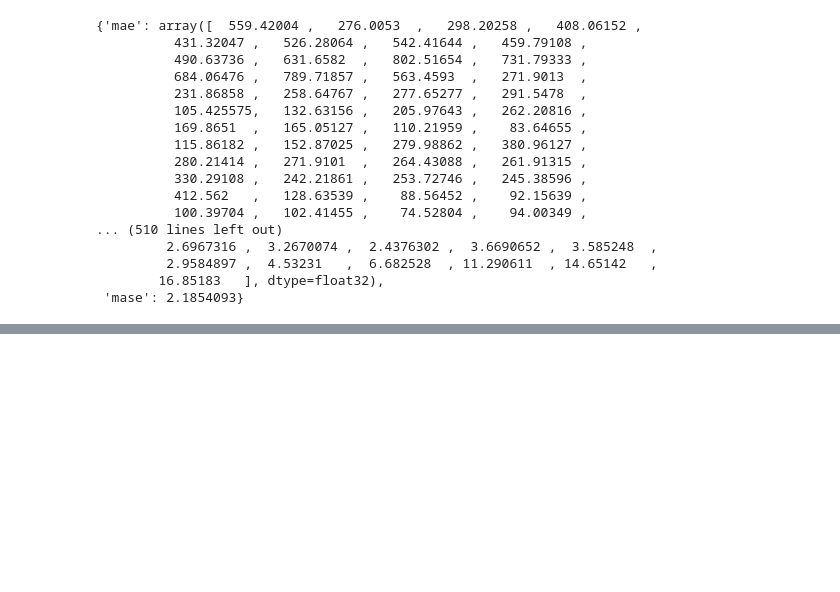
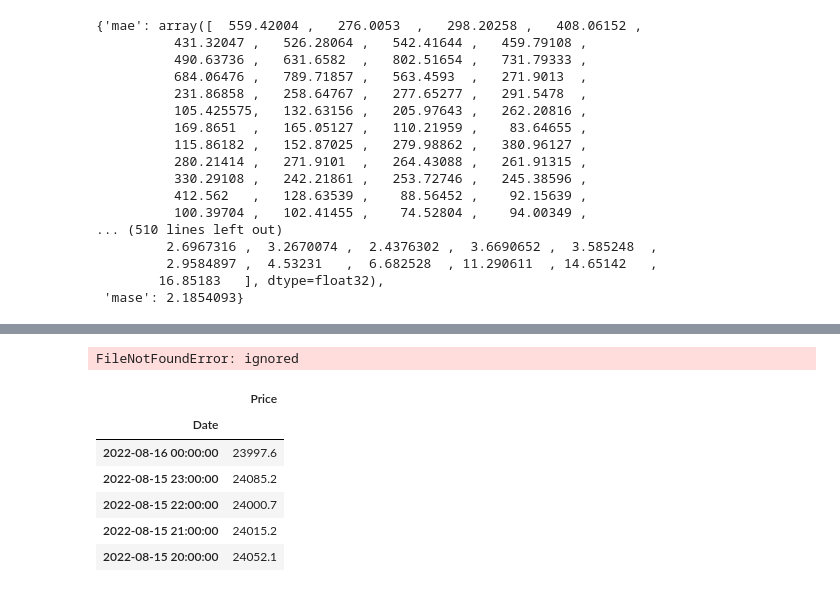
Before and after one commit to ParsaSinichi/Tensorflow_DL, a Jupyter notebook: Time_series_forecasting_.ipynb, the cells around one changed output, grey strips where cells are left out. Saved outputs shown, nothing was run; the diff lists cells and outputs as text; code cells hidden in the pictures; blank space fills up the shorter version.

```diff
--- a/Time_series_forecasting_.ipynb
+++ b/Time_series_forecasting_.ipynb
@@ -761,0 +811,23 @@ model_3_results
+# %%
+# Import with pandas
+import pandas as pd
+# Let's read in our Bitcoin data and parse the dates
+df = pd.read_csv("/content/BTCUSDT_Binance_futures_data_hour.csv",
+                parse_dates=["Date"],
+                 index_col=["Date"]) # prase the date column and tell pandas column 1 is a datetime
+
+df.head()
+# %% [output]
+FileNotFoundError: ignored
+# %%
+# Only want closing price for each day
+bitcoin_prices = pd.DataFrame(df["close"]).rename(columns={"close": "Price"})
+bitcoin_prices.head()
+# %% [output]
+|  | Price |
+| Date |  |
+| 2022-08-16 00:00:00 | 23997.6 |
+| 2022-08-15 23:00:00 | 24085.2 |
+| 2022-08-15 22:00:00 | 24000.7 |
+| 2022-08-15 21:00:00 | 24015.2 |
+| 2022-08-15 20:00:00 | 24052.1 |
```
Also changed, not shown: parts of 44 cells of this notebook.
